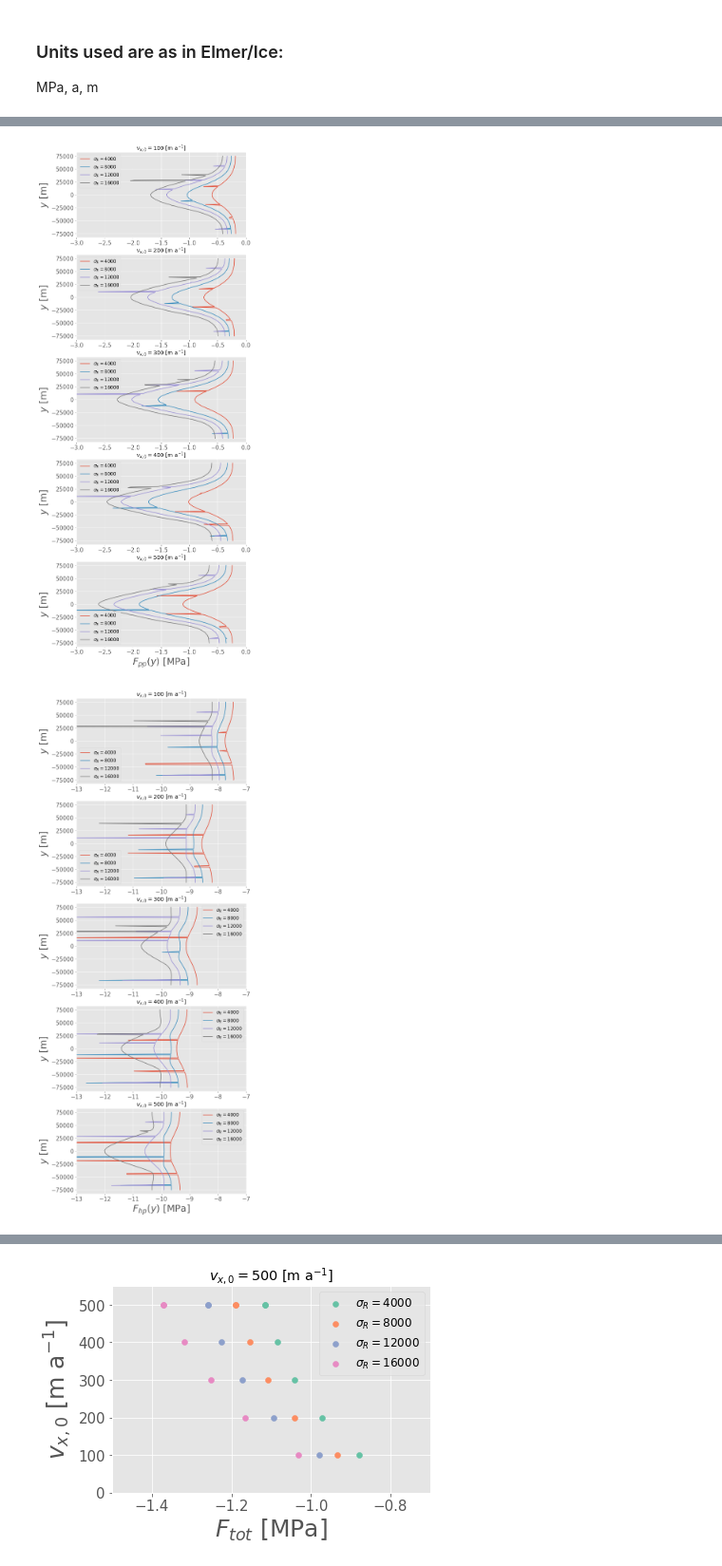
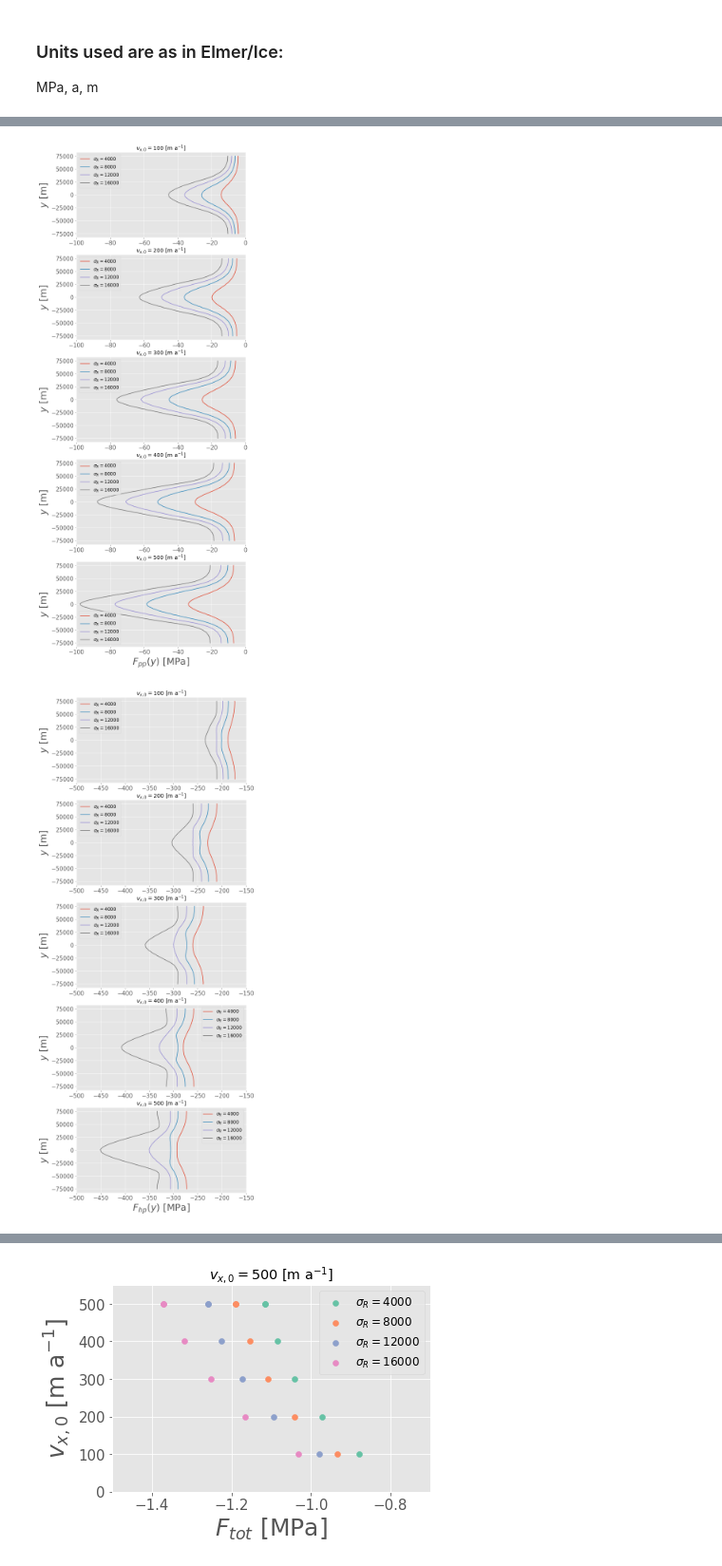
Before and after one commit to henryclara/ButtressingProject, a Jupyter notebook: Code/StressCalculationsUpdate.ipynb, the cells around one changed output, grey strips where cells are left out. Shown at 95% size. Cells and saved outputs as stored; diff of their text form; code cells hidden in the pictures.

```diff
--- a/Code/StressCalculationsUpdate.ipynb
+++ b/Code/StressCalculationsUpdate.ipynb
@@ -91,6 +91,8 @@ def VertInt(df, N, var, coord):
     correct_coord_values = [k for k, v in Coord.items() if v == 10]
     for i in incorrect_coord_values:
         Coord = {i:Coord[i] for i in Coord if i not in incorrect_coord_values}
+        field = {i:field[i] for i in field if i not in incorrect_coord_values}
+    df = df[~df[coord].isin(incorrect_coord_values)]
     df_height0 = df[df['height'] < 0.1]
     df_depth0 = df[df['pressure'] < 0.1]
     df_other = df[df['height'] > 0.1]
@@ -98,13 +100,15 @@ def VertInt(df, N, var, coord):
     df_height0 = df_height0.reset_index(drop=True)
     df_depth0 = df_depth0.reset_index(drop=True)
     df_other = df_other.reset_index(drop=True)
+    for i in range(len(df_other)):
+        field[df_other[coord][i]] += df_other[var][i]
     for i in range(len(df_height0)):
         field[df_height0[coord][i]] += 0.5 * df_height0[var][i]
     for i in range(len(df_depth0)):
         field[df_depth0[coord][i]] += 0.5 * df_depth0[var][i]
-    for i in range(len(df_other)):
-        field[df_other[coord][i]] += df_other[var][i]
-    #field = {k: v / (N - 1) for k, v in field.items()}
+    for i in range(len(df_depth0)):
+        field[df_depth0[coord][i]] *= df_depth0['height'][i]
+    field = {k: v / (N - 1) for k, v in field.items()}
     return field
 # %%
 # Calculate vertically-integrated fields of interest
@@ -132,7 +136,7 @@ for i in range(len(fluxes)):
                     label='$\sigma_R = $' + str(sigmas[j]))
 
 for i in range(len(fluxes)):
-    ax[i].set_xlim([-1, 0.6])
+    #ax[i].set_xlim([-20, 10])
     ax[i].set_ylabel(r'$y$ [m]', size=25)
     ax[i].tick_params(axis='both', which='major', labelsize=15)
     ax[i].legend(fontsize='12')
@@ -152,7 +156,7 @@ for i in range(len(fluxes)):
                        label='$\sigma_R = $' + str(sigmas[j]))
 
 for i in range(len(fluxes)):
-    ax[i].set_xlim([-15, -7])
+    ax[i].set_xlim([-550, -150])
     ax[i].set_ylabel(r'$y$ [m]', size=25)
     ax[i].tick_params(axis='both', which='major', labelsize=15)
     ax[i].legend(fontsize='12')
@@ -172,7 +176,7 @@ for i in range(len(fluxes)):
                        label='$\sigma_R = $' + str(sigmas[j]))
 
 for i in range(len(fluxes)):
-    ax[i].set_xlim([-3.0, 0.0])
+    ax[i].set_xlim([-100.0, 0.0])
     ax[i].set_ylabel(r'$y$ [m]', size=25)
     ax[i].tick_params(axis='both', which='major', labelsize=15)
     ax[i].legend(fontsize='12')
@@ -180,27 +184,27 @@ for i in range(len(fluxes)):
 ax[i].set_xlabel(r'$F_{pp}(y)$ [MPa]', size=25)
 fig.savefig('../Figures/stress1_hydp.jpg', format='jpg', dpi=500, bbox_inches = "tight")
 # %% [output]
-[figure, old version]
+[figure, new version]
 # %%
 # Plot the hystrostatic pressure
 
 fig, ax = plt.subplots(len(fluxes), 1, figsize=(8, 24))
 for i in range(len(fluxes)):
     for j in range(len(sigmas)):
         ax[i].plot(list(hydp['Flux' + str(fluxes[i]) + 'Sigma' + str(sigmas[j])].values()), \
                    list(hydp['Flux' + str(fluxes[i]) + 'Sigma' + str(sigmas[j])].keys()),   \
                        label='$\sigma_R = $' + str(sigmas[j]))
 
 for i in range(len(fluxes)):
-    ax[i].set_xlim([-13.0, -7.0])
+    ax[i].set_xlim([-500.0, -150.0])
     ax[i].set_ylabel(r'$y$ [m]', size=25)
     ax[i].tick_params(axis='both', which='major', labelsize=15)
     ax[i].legend(fontsize='12')
     ax[i].title.set_text(r'$v_{x,0} = $' + str(fluxes[i]) + ' [m a$^{-1}$]')
 ax[i].set_xlabel(r'$F_{hp}(y)$ [MPa]', size=25)
-fig.savefig('../Figures/hydp.jpg', format='jpg', dpi=500, bbox_inches = "tight")
+fig.savefig('../Figures/hydp_withoutheight.jpg', format='jpg', dpi=500, bbox_inches = "tight")
 # %% [output]
-[figure, old version]
+[figure, new version]
 # %%
 # Plot
 
```
Also changed, not shown: parts of 4 cells of this notebook.
